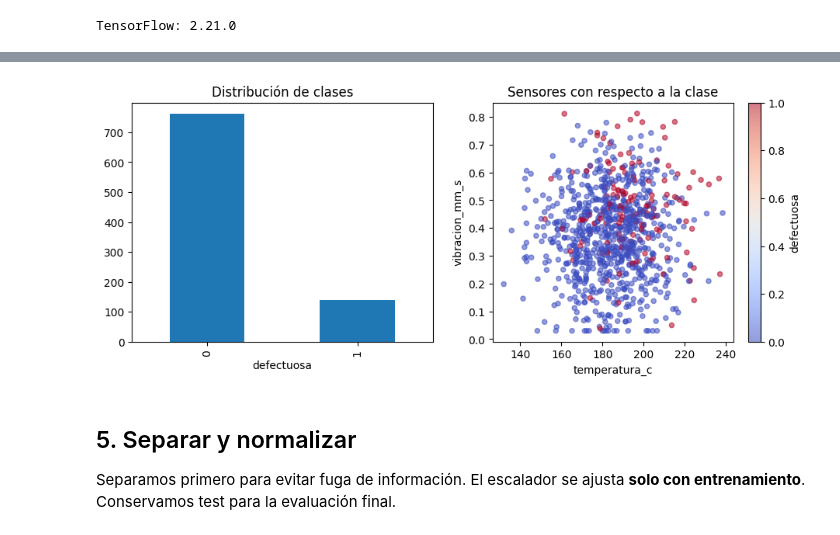
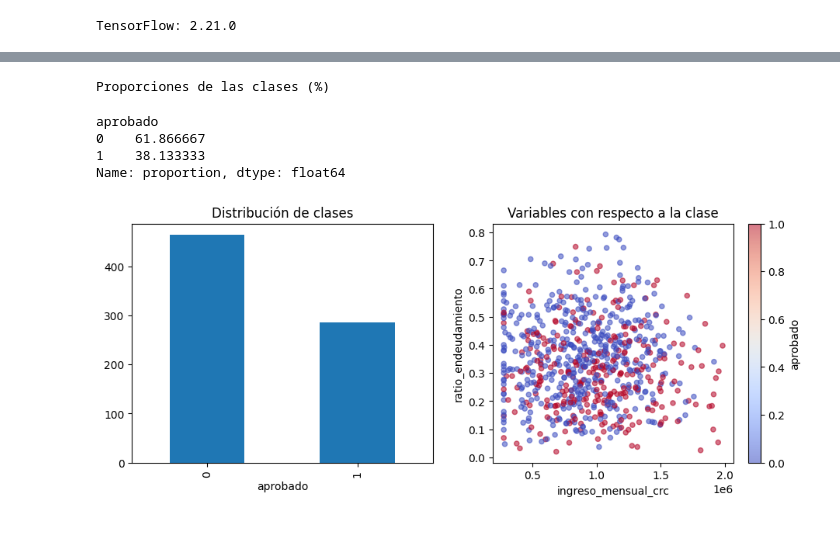
Before and after one commit to marvinjc/fund_redes_neuronales_python, a Jupyter notebook: laboratorio_1.ipynb, the cells around one changed output, grey strips where cells are left out. Cells and saved outputs as stored; diff of their text form; code cells hidden in the pictures.

```diff
--- a/laboratorio_1.ipynb
+++ b/laboratorio_1.ipynb
@@ -98,0 +26,7 @@ dtype: float64
+# %%
+url = 'https://raw.githubusercontent.com/marvinjc/fund_redes_neuronales_python/main/datos_creditos_estudiantes.csv'
+df = pd.read_csv(url)
+print('Archivo cargado desde GitHub:', url)
+print('Dimensiones:', df.shape)
+display('Describe:',df.describe().T)
+display('Head:',df.head())
@@ -99,10 +50,17 @@ dtype: float64
 # %%
+
+
+print("Proporciones de las clases (%)")
+display(df.aprobado.value_counts(normalize=True).sort_index() * 100)
+
 fig, ax = plt.subplots(1, 2, figsize=(11, 4))
-df.defectuosa.value_counts().sort_index().plot(kind="bar", ax=ax[0], title="Distribución de clases")
-df.plot.scatter(x='temperatura_c', y="vibracion_mm_s", c="defectuosa", cmap="coolwarm", alpha=0.55, ax=ax[1], title="Sensores con respecto a la clase")
+df.aprobado.value_counts().sort_index().plot(kind="bar", ax=ax[0], title="Distribución de clases")
+df.plot.scatter(x="ingreso_mensual_crc", y="ratio_endeudamiento", c="aprobado", cmap="coolwarm", alpha=0.55, ax=ax[1], title="Variables con respecto a la clase")
 plt.show()
 # %% [output]
+Proporciones de las clases (%)
+aprobado
+0    61.866667
+1    38.133333
+Name: proportion, dtype: float64
-[figure, old version]
+[figure, new version]
-# %% [markdown]
-## 5. Separar y normalizar
-Separamos primero para evitar fuga de información. El escalador se ajusta **solo con entrenamiento**. Conservamos test para la evaluación final.
```
Also changed, not shown: parts of 44 cells of this notebook, 1 other file.
